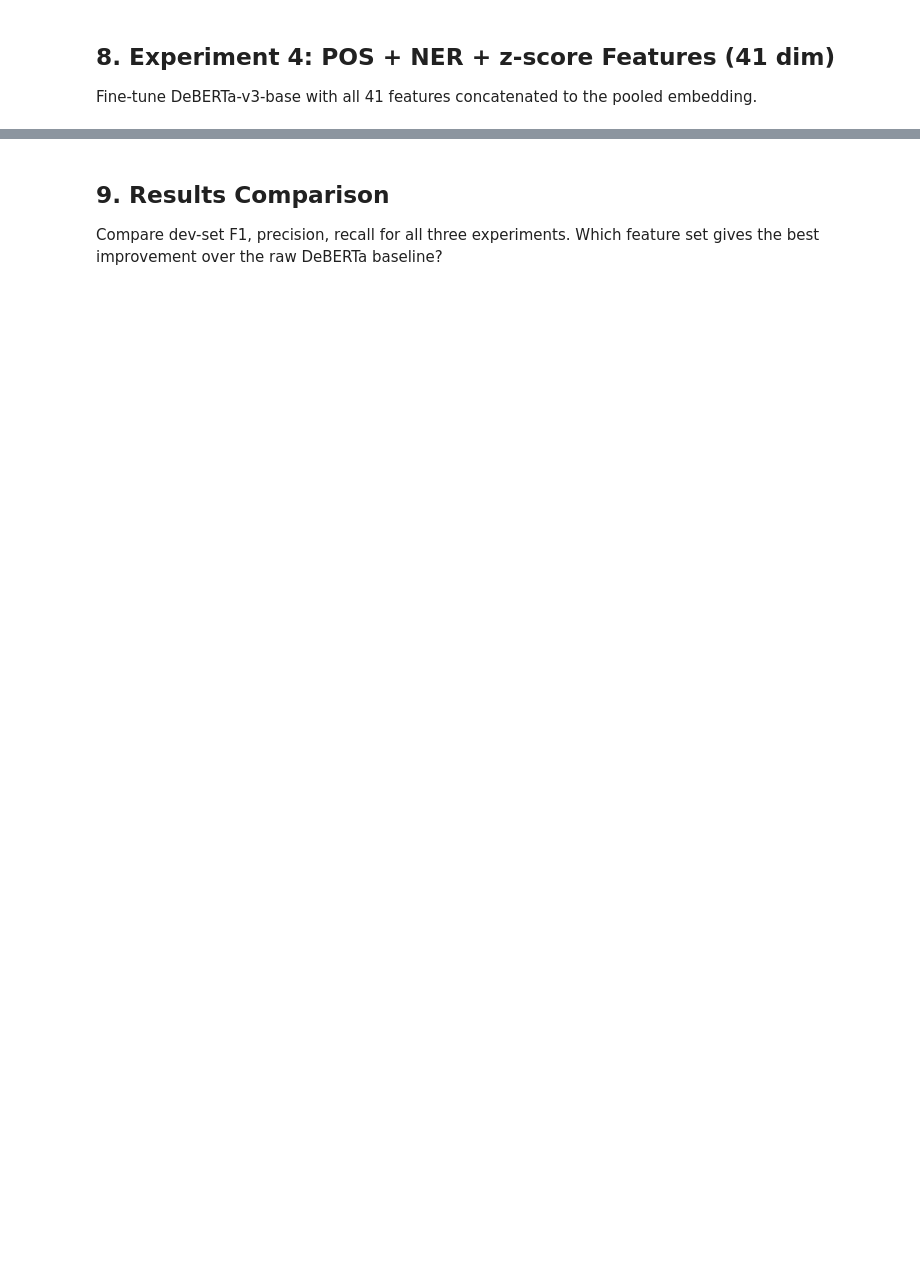
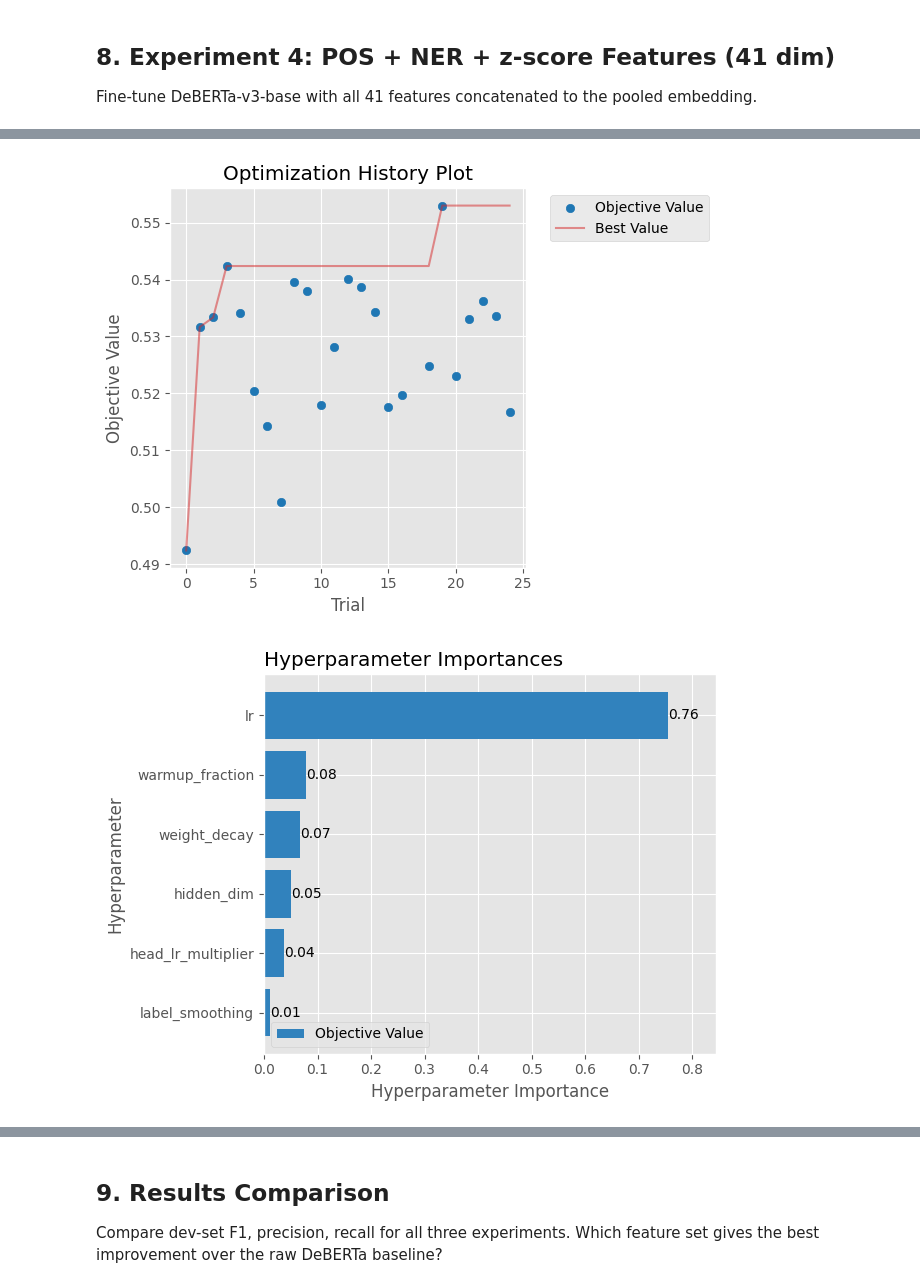
Before and after one commit to JonathanLCunnane/PCL-Detection, a Jupyter notebook: deberta_plus_model.ipynb, the cells around one changed output, grey strips where cells are left out. Cells and saved outputs as stored; diff of their text form; code cells hidden in the pictures; blank space fills up the shorter version.

Commit message:
feat more experiments for POS,NER,ZSCORE

```diff
--- a/deberta_plus_model.ipynb
+++ b/deberta_plus_model.ipynb
@@ -306,7 +308,7 @@ def make_objective(
 
     def objective(trial: optuna.trial.Trial) -> float:
         # --- Restricted hyperparameters (most impactful from Exp 1) ---
-        lr = trial.suggest_float("lr", 8e-6, 5e-5, log=True)
+        lr = trial.suggest_float("lr", 4e-6, 5e-5, log=True)
         warmup_fraction = trial.suggest_float("warmup_fraction", 0.03, 0.09, step=0.01)
 
         # --- Expanded hyperparameters (head may differ with extra features) ---
@@ -477,4 +479,11 @@ Fine-tune DeBERTa-v3-base with 35 additional features concatenated to the pooled
 - 16 POS tag proportions (fraction of non-punct tokens per Universal POS tag)
 - 18 NER entity type proportions (fraction of entities of each type)
 - 1 entity density (total entities ÷ total tokens)
+# %%
+exp2_name = "POS_NER"
+exp2_extra_features = [FeatureType.POS, FeatureType.NER]
+exp3_name = "ZSCORE"
+exp3_extra_features = [FeatureType.ZSCORE]
+exp4_name = "POS_NER_ZSCORE"
+exp4_extra_features = [FeatureType.POS, FeatureType.NER, FeatureType.ZSCORE]
 # %%
@@ -973,4 +964,4 @@ dev_metrics_exp3 = show_results(study_exp3, exp3_name, exp3_extra_features)
 ## 8. Experiment 4: POS + NER + z-score Features (41 dim)
 Fine-tune DeBERTa-v3-base with all 41 features concatenated to the pooled embedding.
 # %%
-study_exp4 = run_experiment("exp4", all_features, all_scaler, N_ALL_FEATURES)
+study_exp4 = run_experiment(exp4_name, exp4_extra_features)
@@ -976,0 +1174,5 @@ study_exp4 = run_experiment("exp4", all_features, all_scaler, N_ALL_FEATURES)
+# %%
+dev_metrics_exp4 = show_results(study_exp4, exp4_name, exp4_extra_features)
+# %% [output]
+[figure, added]
+[figure, added]
```
Also changed, not shown: parts of 15 cells of this notebook, 16 other files.
